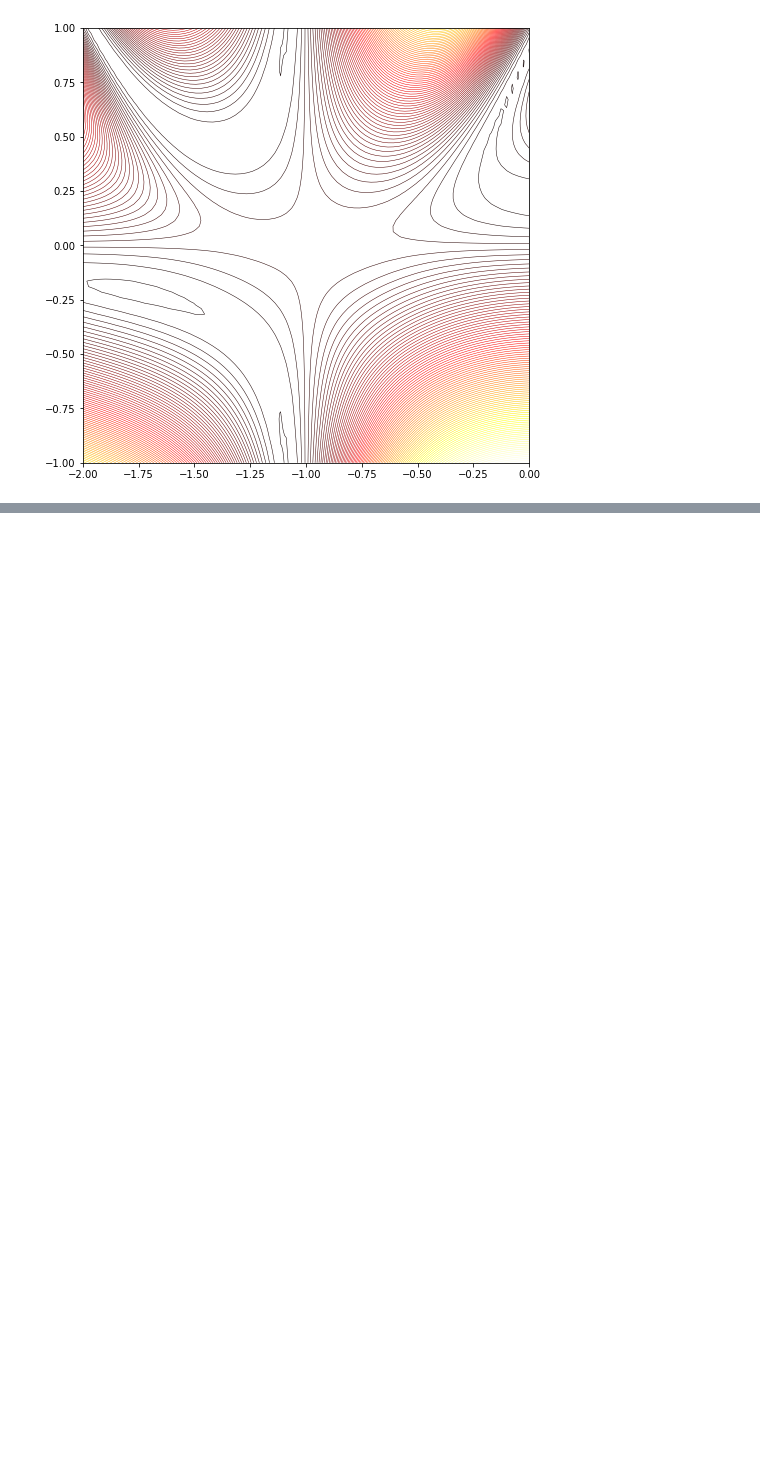
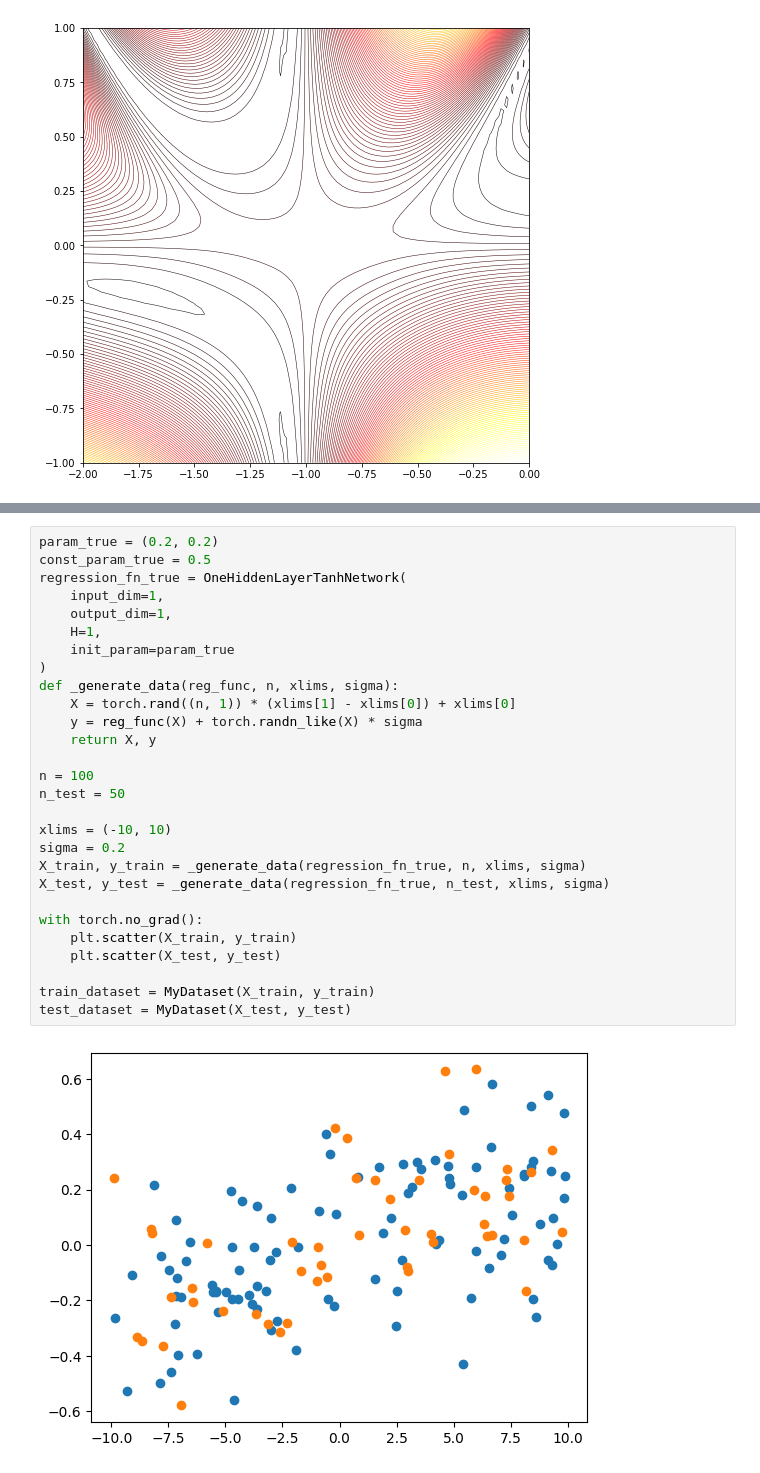
Before and after one commit to edmundlth/phase-transition-in-singular-model-paper, a Jupyter notebook: experiments/sgd-trajectories.ipynb, the cells around one changed output, grey strips where cells are left out. Drawn from its saved outputs; the diff is of its cells as text; blank space fills up the shorter version.

```diff
--- a/experiments/sgd-trajectories.ipynb
+++ b/experiments/sgd-trajectories.ipynb
@@ -252,0 +426,30 @@ None
+# %%
+param_true = (0.2, 0.2)
+const_param_true = 0.5
+regression_fn_true = OneHiddenLayerTanhNetwork(
+    input_dim=1,
+    output_dim=1,
+    H=1,
+    init_param=param_true
+)
+def _generate_data(reg_func, n, xlims, sigma):
+    X = torch.rand((n, 1)) * (xlims[1] - xlims[0]) + xlims[0]
+    y = reg_func(X) + torch.randn_like(X) * sigma
+    return X, y
+
+n = 100
+n_test = 50
+
+xlims = (-10, 10)
+sigma = 0.2
+X_train, y_train = _generate_data(regression_fn_true, n, xlims, sigma)
+X_test, y_test = _generate_data(regression_fn_true, n_test, xlims, sigma)
+
+with torch.no_grad():
+    plt.scatter(X_train, y_train)
+    plt.scatter(X_test, y_test)
+
+train_dataset = MyDataset(X_train, y_train)
+test_dataset = MyDataset(X_test, y_test)
+# %% [output]
+[figure, added]
```
Also changed, not shown: parts of 9 cells of this notebook, 7 other files.
